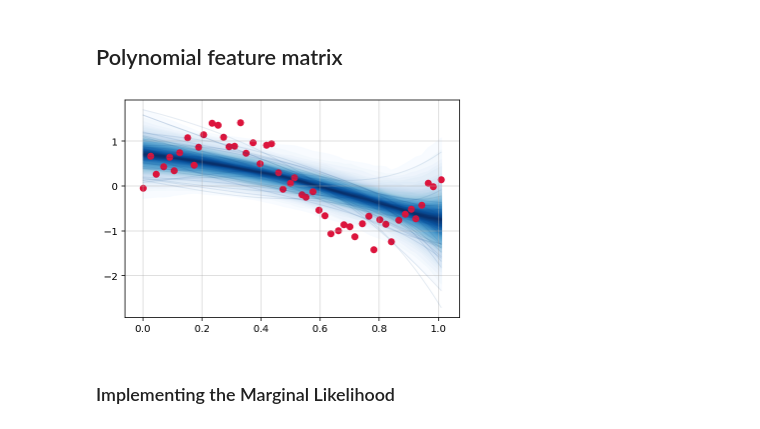
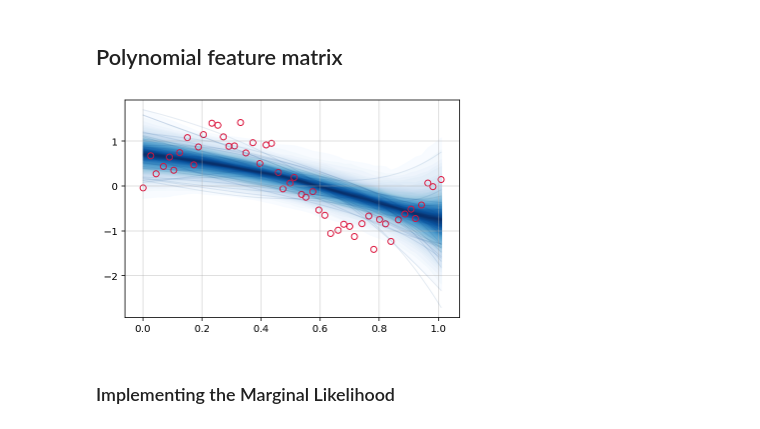
Before and after one commit to gerdm/prml, a Jupyter notebook: chapter7/RVMs.ipynb, the cells around one changed output. Drawn from its saved outputs; the diff is of its cells as text; code cells hidden in the pictures.

```diff
--- a/chapter7/RVMs.ipynb
+++ b/chapter7/RVMs.ipynb
@@ -78,10 +78,10 @@ mvn = multivariate_normal(mean=m.ravel(), cov=Sigma)
 # %%
 fig, ax = plt.subplots(1, 1)
 plot_gp_dist(ax, (Phi @ mvn.rvs(500).T).T, X, palette="Blues")
-ax.scatter(X, y, c="crimson")
+ax.scatter(X, y, facecolors="none", edgecolor="crimson")
 ax.grid(alpha=0.5)
 # %% [output]
-[figure, old version]
+[figure, new version]
 # %% [markdown]
 ### Implementing the Marginal Likelihood
 # %% [markdown]
```
Also changed, not shown: parts of 32 cells of this notebook.
